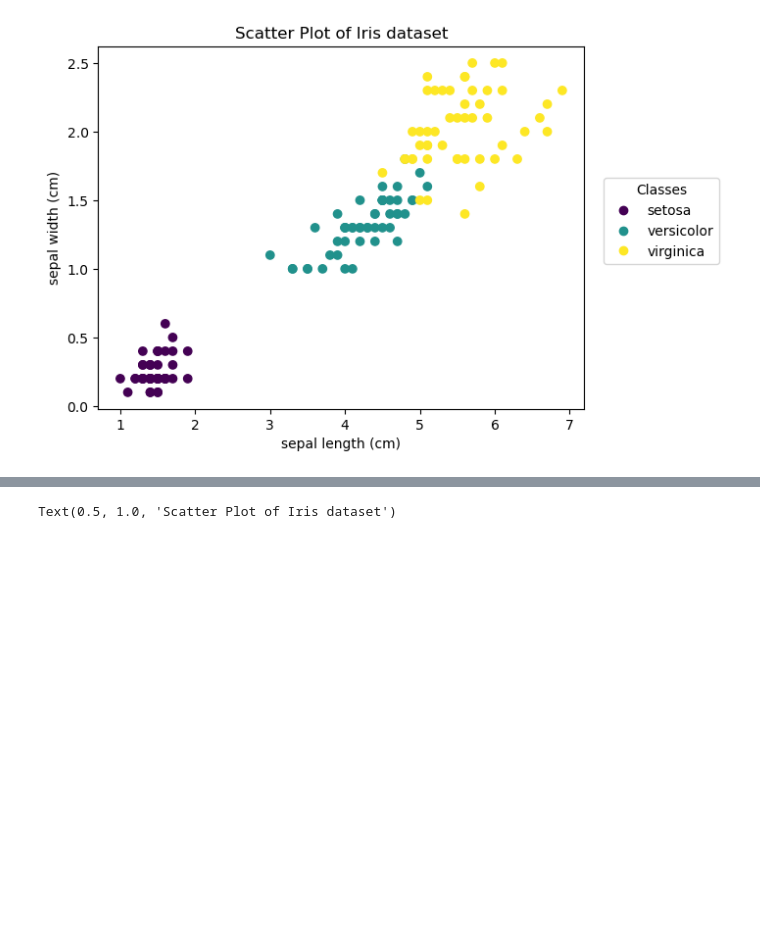
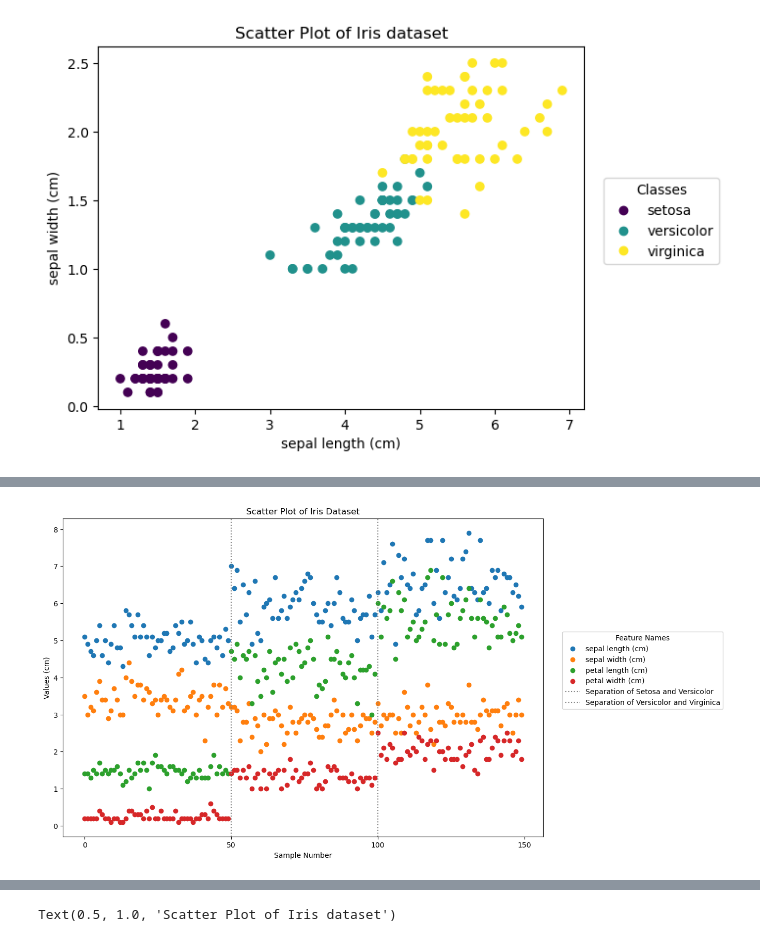
Before and after one commit to juelha/NeuroFuzzyRuleMiner, a Jupyter notebook: notebooks/DataPlot_dummy.ipynb, the cells around one changed output, grey strips where cells are left out. Saved outputs shown, nothing was run; the diff lists cells and outputs as text; code cells hidden in the pictures; blank space fills up the shorter version.

```diff
--- a/notebooks/DataPlot_dummy.ipynb
+++ b/notebooks/DataPlot_dummy.ipynb
@@ -125,0 +207,35 @@ Text(0.5, 1.0, 'Scatter Plot of Iris dataset')
+# %%
+import matplotlib.pyplot as plt
+from sklearn.datasets import load_iris
+
+# Load the Iris dataset
+iris = load_iris()
+
+# Get the feature names and data
+feature_names = iris['feature_names']
+data = iris['data']
+
+# Create a figure and axis
+fig, ax = plt.subplots(figsize=(12, 8))
+
+# Plot each feature with a different color
+for i in range(data.shape[1]):
+    ax.scatter(range(len(data)), data[:, i], label=feature_names[i])
+
+# Add vertical lines at x=50 and x=100
+ax.axvline(x=50, color='grey', linestyle=':', label='Separation of Setosa and Versicolor')
+ax.axvline(x=100, color='grey', linestyle=':', label='Separation of Versicolor and Virginica')
+
+# Set custom x-axis ticks at 50, 100, and 150
+ax.set_xticks([0, 50, 100, 150])
+
+# Add labels and title
+ax.set(xlabel='Sample Number', ylabel='Values (cm)', title='Scatter Plot of Iris Dataset')
+
+# Add legend
+ax.legend(title='Feature Names', loc=(1.04, 0.4))
+
+# Show the plot
+plt.show()
+# %% [output]
+[figure, added]
```
Also changed, not shown: parts of 15 cells of this notebook, 16 other files.
